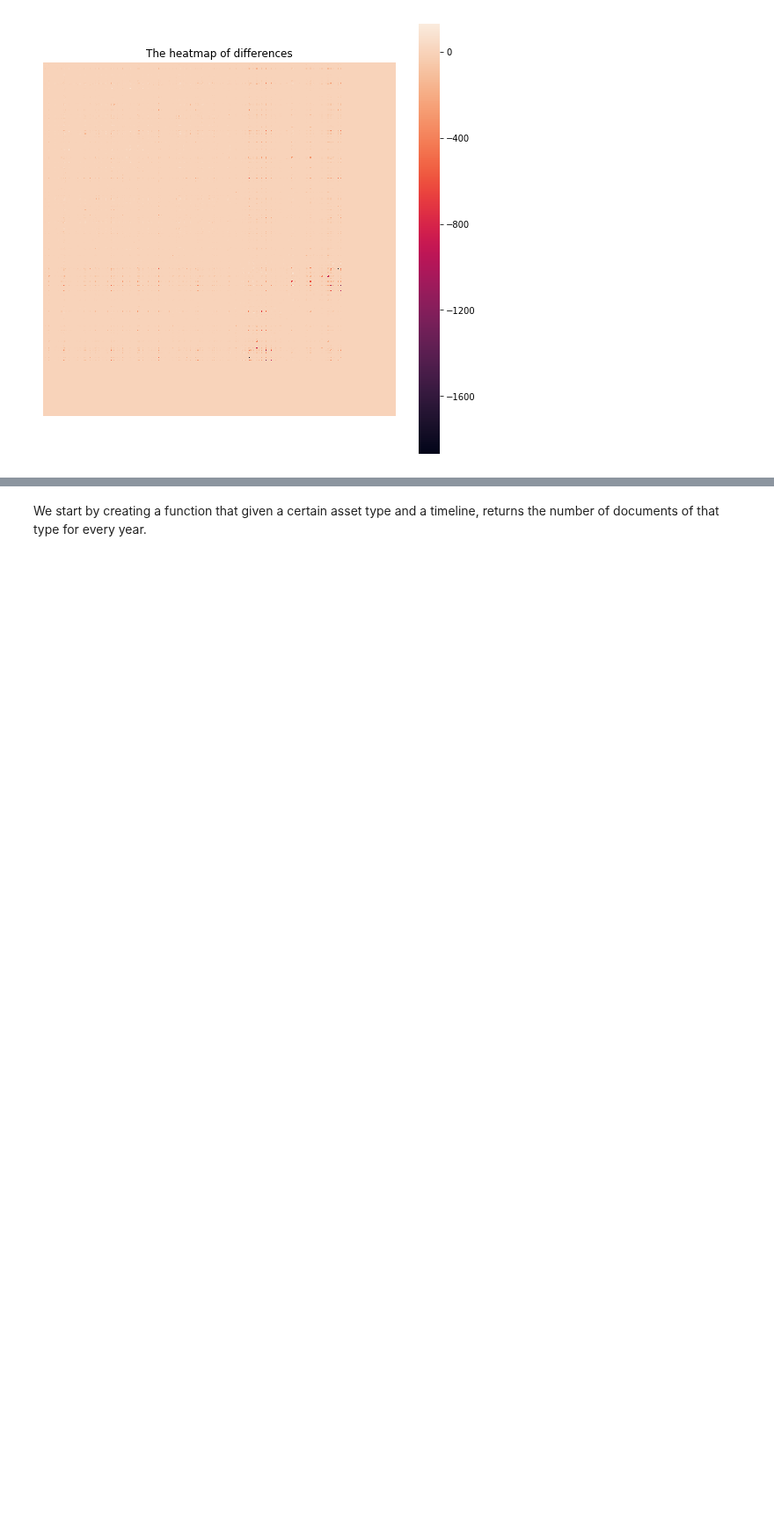
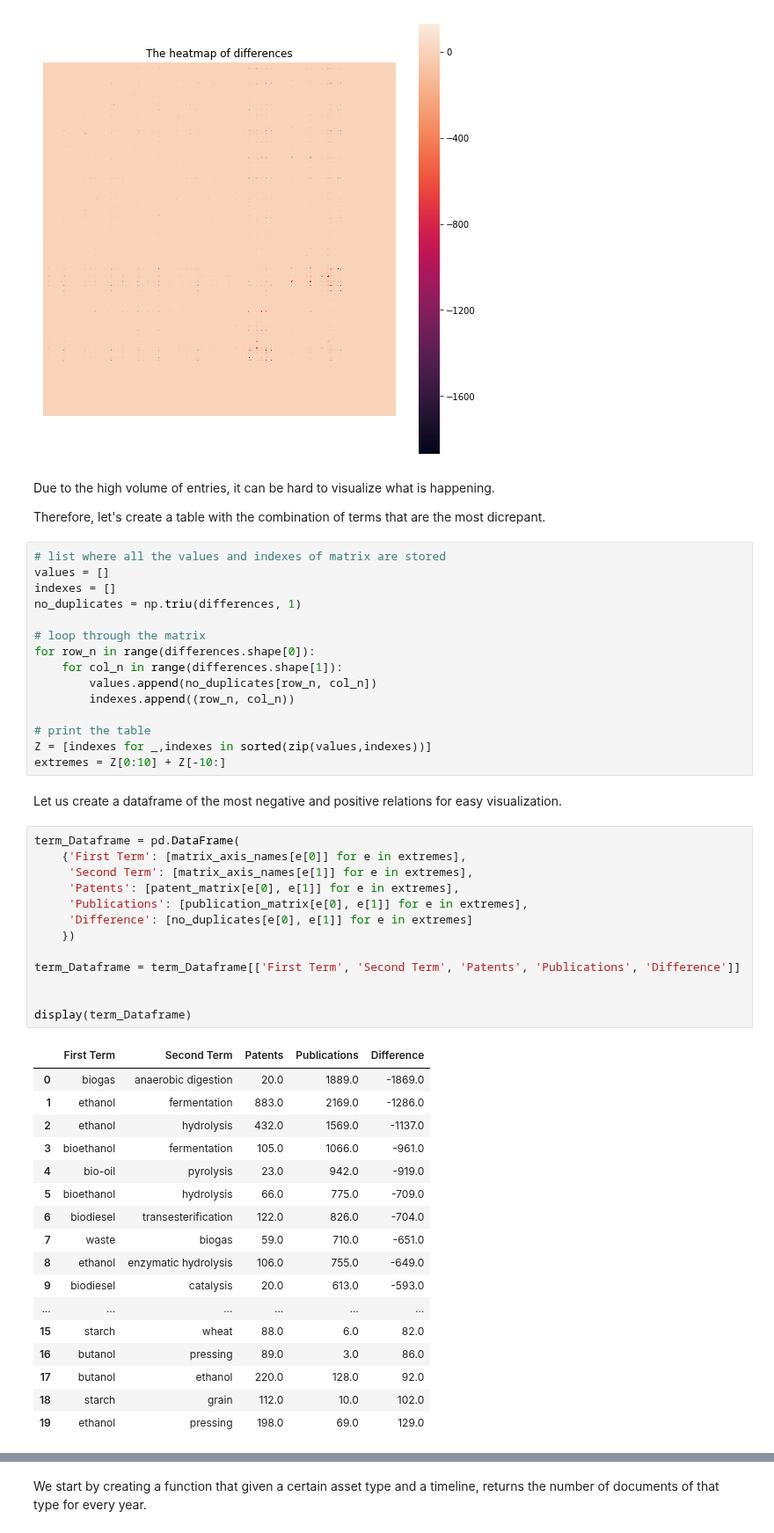
Before and after one commit to duarteocarmo/technological_capabilities, a Jupyter notebook: notebooks/3_PatentsVsPublications.ipynb, the cells around one changed output, grey strips where cells are left out. Shown at 88% size. Drawn from its saved outputs; the diff is of its cells as text; blank space fills up the shorter version.

```diff
--- a/notebooks/3_PatentsVsPublications.ipynb
+++ b/notebooks/3_PatentsVsPublications.ipynb
@@ -192,3 +250,55 @@ plt.title('The heatmap of differences')
 plt.show()
 # %% [output]
 [figure]
+# %% [markdown]
+Due to the high volume of entries, it can be hard to visualize what is happening.
+
+Therefore, let's create a table with the combination of terms that are the most dicrepant.
+# %%
+# list where all the values and indexes of matrix are stored
+values = []
+indexes = []
+no_duplicates = np.triu(differences, 1)
+
+# loop through the matrix
+for row_n in range(differences.shape[0]):
+    for col_n in range(differences.shape[1]):
+        values.append(no_duplicates[row_n, col_n])
+        indexes.append((row_n, col_n))
+
+# print the table
+Z = [indexes for _,indexes in sorted(zip(values,indexes))]
+extremes = Z[0:10] + Z[-10:]
+# %% [markdown]
+Let us create a dataframe of the most negative and positive relations for easy visualization.
+# %%
+term_Dataframe = pd.DataFrame(
+    {'First Term': [matrix_axis_names[e[0]] for e in extremes],
+     'Second Term': [matrix_axis_names[e[1]] for e in extremes],
+     'Patents': [patent_matrix[e[0], e[1]] for e in extremes],
+     'Publications': [publication_matrix[e[0], e[1]] for e in extremes],
+     'Difference': [no_duplicates[e[0], e[1]] for e in extremes]
+    })
+
+term_Dataframe = term_Dataframe[['First Term', 'Second Term', 'Patents', 'Publications', 'Difference']]
+
+
+display(term_Dataframe)
+# %% [output]
+|  | First Term | Second Term | Patents | Publications | Difference |
+| 0 | biogas | anaerobic digestion | 20.0 | 1889.0 | -1869.0 |
+| 1 | ethanol | fermentation | 883.0 | 2169.0 | -1286.0 |
+| 2 | ethanol | hydrolysis | 432.0 | 1569.0 | -1137.0 |
+| 3 | bioethanol | fermentation | 105.0 | 1066.0 | -961.0 |
+| 4 | bio-oil | pyrolysis | 23.0 | 942.0 | -919.0 |
+| 5 | bioethanol | hydrolysis | 66.0 | 775.0 | -709.0 |
+| 6 | biodiesel | transesterification | 122.0 | 826.0 | -704.0 |
+| 7 | waste | biogas | 59.0 | 710.0 | -651.0 |
+| 8 | ethanol | enzymatic hydrolysis | 106.0 | 755.0 | -649.0 |
+| 9 | biodiesel | catalysis | 20.0 | 613.0 | -593.0 |
+| ... | ... | ... | ... | ... | ... |
+| 15 | starch | wheat | 88.0 | 6.0 | 82.0 |
+| 16 | butanol | pressing | 89.0 | 3.0 | 86.0 |
+| 17 | butanol | ethanol | 220.0 | 128.0 | 92.0 |
+| 18 | starch | grain | 112.0 | 10.0 | 102.0 |
+| 19 | ethanol | pressing | 198.0 | 69.0 | 129.0 |
```
Also changed, not shown: parts of 37 cells of this notebook, 2 other files.
